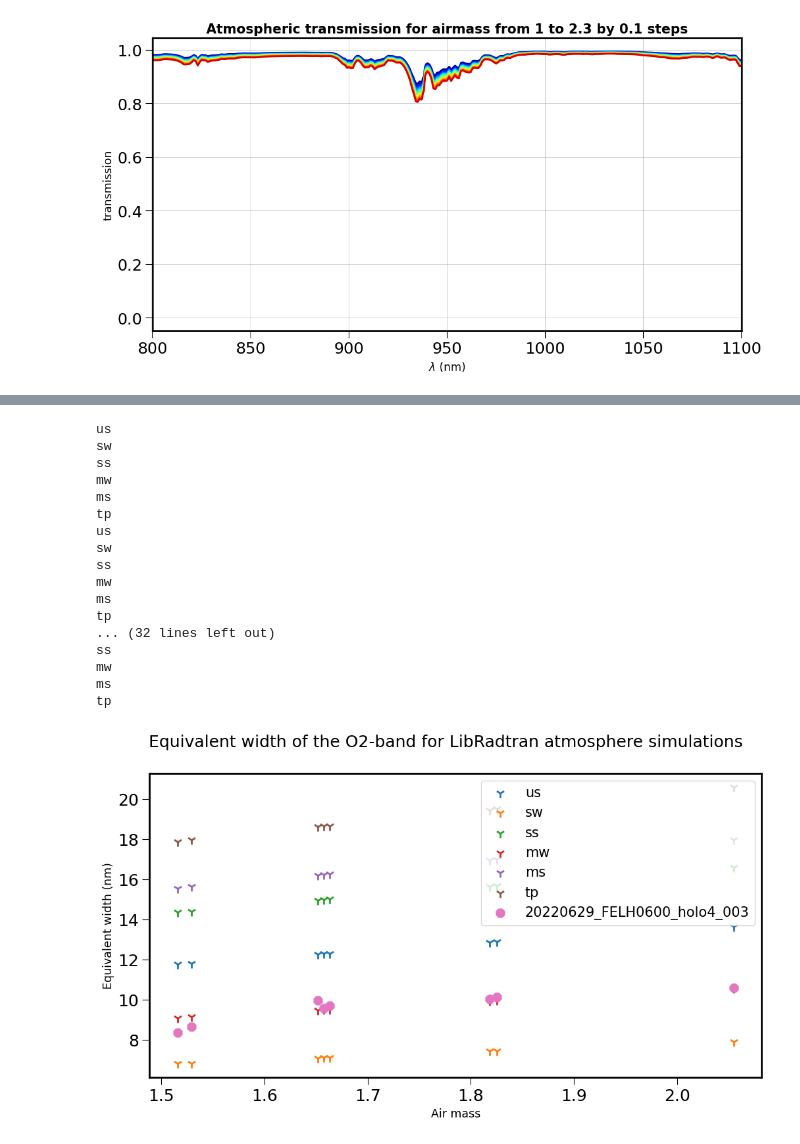
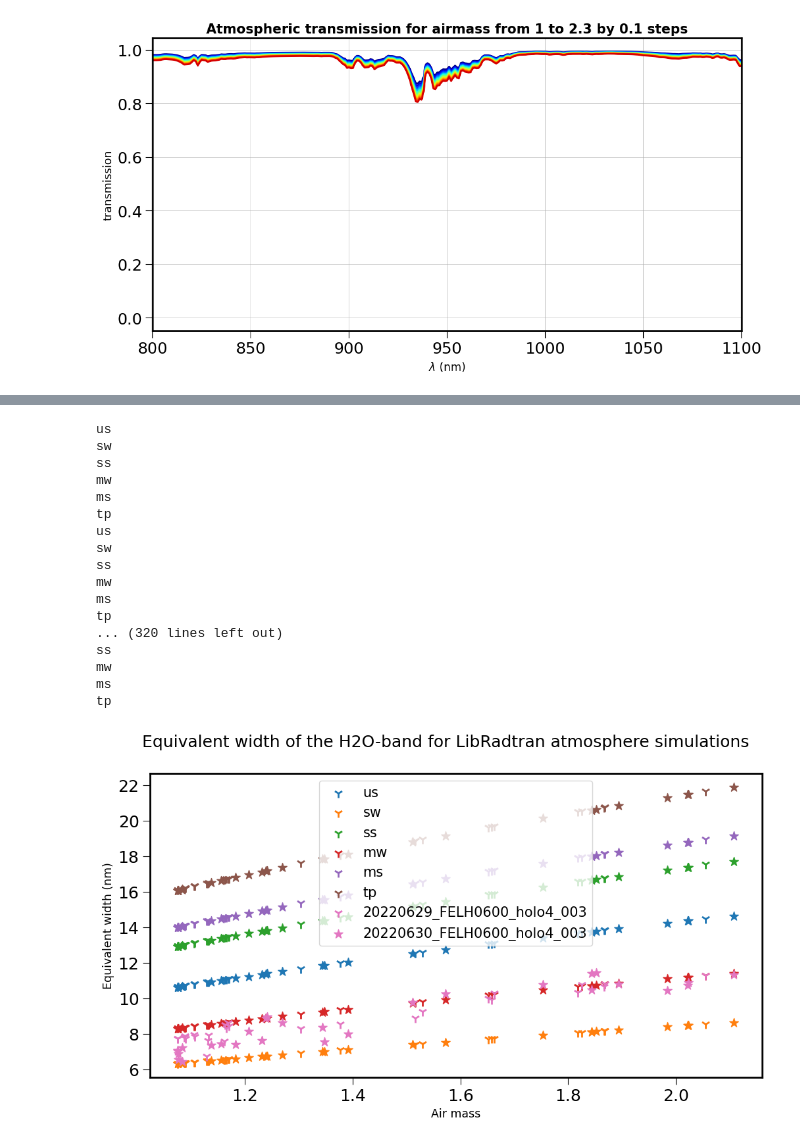
Before and after one commit to mrmonroy/AuxTel_eqw, a Jupyter notebook: H2O_EQW/calculate_h2o_eqw.ipynb, the cells around one changed output, grey strips where cells are left out. Cells and saved outputs as stored; diff of their text form; code cells hidden in the pictures.

```diff
--- a/H2O_EQW/calculate_h2o_eqw.ipynb
+++ b/H2O_EQW/calculate_h2o_eqw.ipynb
@@ -34,7 +37,7 @@ bad_spec_dict = {'20220628':[171,223,250,251,400,425,479,480,538,593,654,655,656
 '''
 
 bad_spec_dict = {'20220629':[206,304,305,418,420,451,504],
-                 '20220630':[50,126,181,182,220,356,410,440,454,455,480,525,566,593]}
+                 '20220630':[50,126,181,182,220,356,410,440,454,455,480,525,566,593, 594]}
 
 if not os.path.exists(outdir):
     os.mkdir(outdir)
@@ -279,8 +283,9 @@ for obs_date in obs_dates:
     for spec in spec_dict_good:
         lambda_ = spec_dict_good[spec]['all_lambdas']
         flux_ = spec_dict_good[spec]['all_fluxes']
+        flux_err_ = spec_dict_good[spec]['all_fluxes_err']
 
-        gaussMod_, cov, lims_ = fit_gaussian(lambda_, flux_, abs_min, abs_max, central_lambda=refO2)
+        gaussMod_, cov, lims_ = fit_gaussian(lambda_, flux_, abs_min, abs_max, sigma_flux=flux_err_, central_lambda=refO2)
         if gaussMod_[3] > maxSigma:
             maxSigma = gaussMod_[3]
             refO2 = gaussMod_[2]
@@ -346,9 +351,9 @@ for obs_date, mstyle, mcol, ecol in zip(obs_dates, markerStyle, markerCols, errb
 
         #if loc%10 == 0 :
         if expNum_ in [505, 541, 594]:
-            eqw_, bandWidth, eqw_err_, area_c_err, cont_err_, area_ul_err_, area_l_err_ = eqw_norm(lambda_, flux_, abs_min, abs_max, gaussMod_band=gaussMod, limits=lims, fit_band=False, make_plot=True, return_fit=False, plot_name="{}_num-{:.0f}_obj-{}AM-{:.4f}.png".format(obs_date, expNum_, object_, airmass_))
+            eqw_, bandWidth, eqw_err_, spectrum, continnum, limits = eqw_norm(lambda_, flux_, abs_min, abs_max, sigma_flux=flux_err_, gaussMod_band=gaussMod, limits=lims, fit_band=False, make_plot=True, return_fit=True, plot_name="{}_num-{:.0f}_obj-{}AM-{:.4f}.png".format(obs_date, expNum_, object_, airmass_))
         else:
-            eqw_, bandWidth, eqw_err_, area_c_err, cont_err_, area_ul_err_, area_l_err_ = eqw_norm(lambda_, flux_, abs_min, abs_max, gaussMod_band=gaussMod, limits=lims, fit_band=False, make_plot=False, return_fit=False)
+            eqw_, bandWidth, eqw_err_, spectrum, continnum, limits = eqw_norm(lambda_, flux_, abs_min, abs_max, sigma_flux=flux_err_, gaussMod_band=gaussMod, limits=lims, fit_band=False, make_plot=False, return_fit=True)
 
         '''
         if eqwdb_<0.:
@@ -378,10 +383,10 @@ for obs_date, mstyle, mcol, ecol in zip(obs_dates, markerStyle, markerCols, errb
         all_pressures = np.append(all_pressures, pressure_)
         all_eqws = np.append(all_eqws, eqw_)
         all_eqwerrs = np.append(all_eqwerrs, eqw_err_)
-        all_area_c_errs = np.append(all_area_c_errs, area_c_err)
-        all_cont_errs = np.append(all_cont_errs, cont_err_)
-        all_area_ul_errs = np.append(all_area_ul_errs, area_ul_err_)
-        all_area_l_errs = np.append(all_area_l_errs, area_l_err_)
+        #all_area_c_errs = np.append(all_area_c_errs, area_c_err)
+        #all_cont_errs = np.append(all_cont_errs, cont_err_)
+        #all_area_ul_errs = np.append(all_area_ul_errs, area_ul_err_)
+        #all_area_l_errs = np.append(all_area_l_errs, area_l_err_)
         all_numbers = np.append(all_numbers, expNum_)
         all_objects = np.append(all_objects, object_)
     if save_txt:
@@ -590,37 +592,50 @@ print(min_wl, max_wl)
 if True:
     fig, ax = plt.subplots(1,1)
     #for p, m in zip([1.0, 2.0, 4.0, 6.0, 8.0], ['*', 'x', '.', '+', '1']):
-    atmosEQWS_listOfArrays = simAtmEqw(airmasses[20:], pressures[20:], wl_min=min_wl, wl_max=max_wl, wl_mid=h2o_line, lims=gaussianLimits, pwv=-1.0, oz=-1.0, atm='all', inter='sa', clouds=0.0, flagVerbose=False)
+    atmosEQWS_listOfArrays = simAtmEqw(airmasses, pressures, wl_min=min_wl, wl_max=max_wl, wl_mid=h2o_line, lims=gaussianLimits, pwv=-1.0, oz=-1.0, atm='all', inter='sa', clouds=0.0, flagVerbose=False)
     for atmType,c in zip(atmosEQWS_listOfArrays[0][:,0], ['tab:blue', 'tab:orange', 'tab:green', 'tab:red', 'tab:purple', 'tab:brown']):
         list_eqw_type = []
-        for j in np.arange(len(airmasses[20:])):
+        for j in np.arange(len(airmasses)):
             list_eqw_type.append(float(atmosEQWS_listOfArrays[j][atmosEQWS_listOfArrays[j][:,0] == atmType, 1][0]))
         #if p == 1.:
             lab=atmType
         #else:
         #    lab=''
-        ax.scatter(airmasses[20:], list_eqw_type, label=lab, marker="1")
-    ax.scatter(airmasses[20:], eqwidths[20:], label="20220629_FELH0600_holo4_003", color="tab:pink", marker="8")
+        ax.scatter(airmasses, list_eqw_type, label=lab, marker="1", color=c)
+
+    atmosEQWS_listOfArrays = simAtmEqw(airmasses1, pressures1, wl_min=min_wl, wl_max=max_wl, wl_mid=h2o_line, lims=gaussianLimits, pwv=-1.0, oz=-1.0, atm='all', inter='sa', clouds=0.0, flagVerbose=False)
+    for atmType,c in zip(atmosEQWS_listOfArrays[0][:,0], ['tab:blue', 'tab:orange', 'tab:green', 'tab:red', 'tab:purple', 'tab:brown']):
+        list_eqw_type = []
+        for j in np.arange(len(airmasses1)):
+            list_eqw_type.append(float(atmosEQWS_listOfArrays[j][atmosEQWS_listOfArrays[j][:,0] == atmType, 1][0]))
+        #if p == 1.:
+            lab=''
+        #else:
+        #    lab=''
+        ax.scatter(airmasses1, list_eqw_type, label=lab, marker="*", color=c)
+
+    ax.scatter(airmasses, eqwidths, label="20220629_FELH0600_holo4_003", color="tab:pink", marker="1")
+    ax.scatter(airmasses1, eqwidths1, label="20220630_FELH0600_holo4_003", color="tab:pink", marker="*")
     ax.set_xlabel("Air mass")
     ax.set_ylabel("Equivalent width (nm)")
     ax.legend()
-    fig.suptitle("Equivalent width of the O2-band for LibRadtran atmosphere simulations")
+    fig.suptitle("Equivalent width of the H2O-band for LibRadtran atmosphere simulations")
 # %% [output]
 us
 sw
 ss
 mw
 ms
 tp
 us
 sw
 ss
 mw
 ms
 tp
-... (32 lines left out)
+... (320 lines left out)
 ss
 mw
 ms
 tp
-[figure, old version]
+[figure, new version]
```
Also changed, not shown: parts of 6 cells of this notebook, 1 other file.
